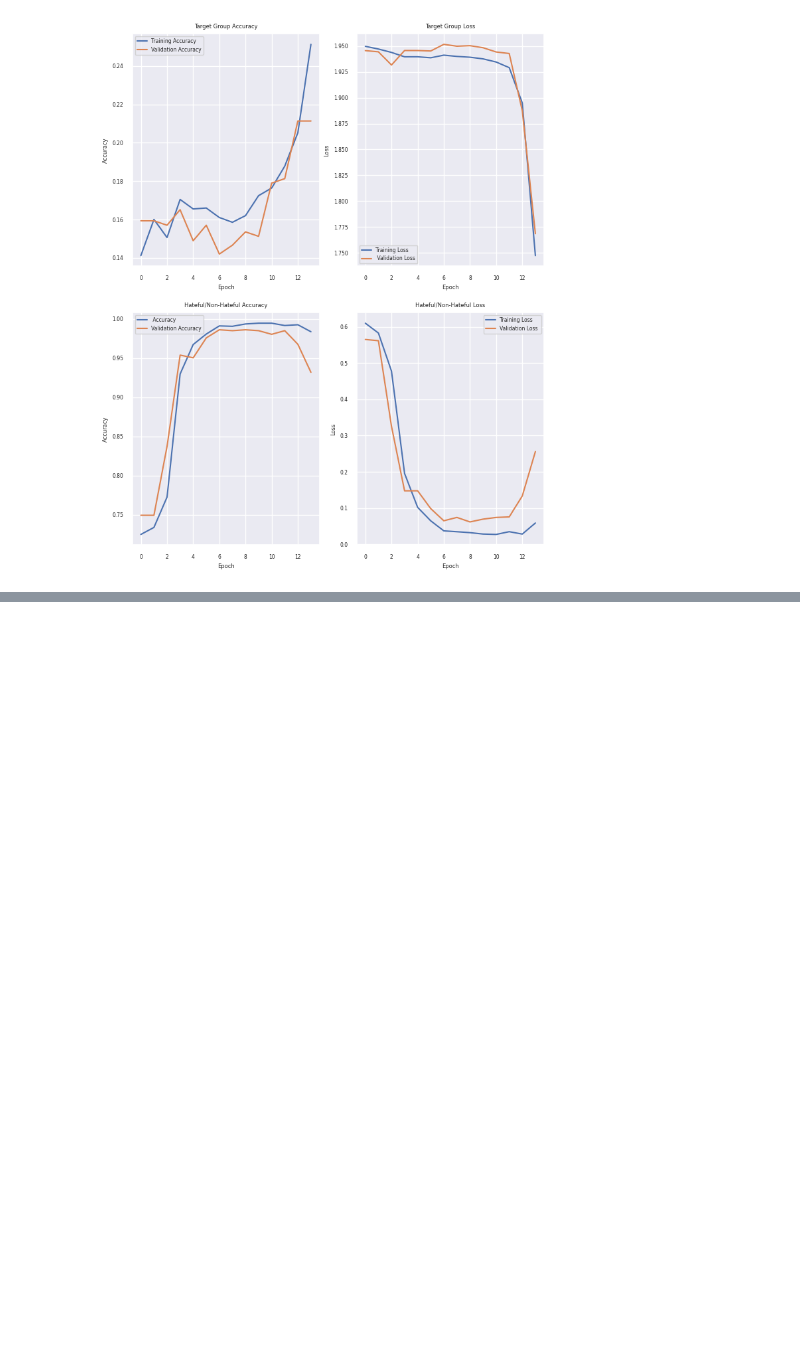
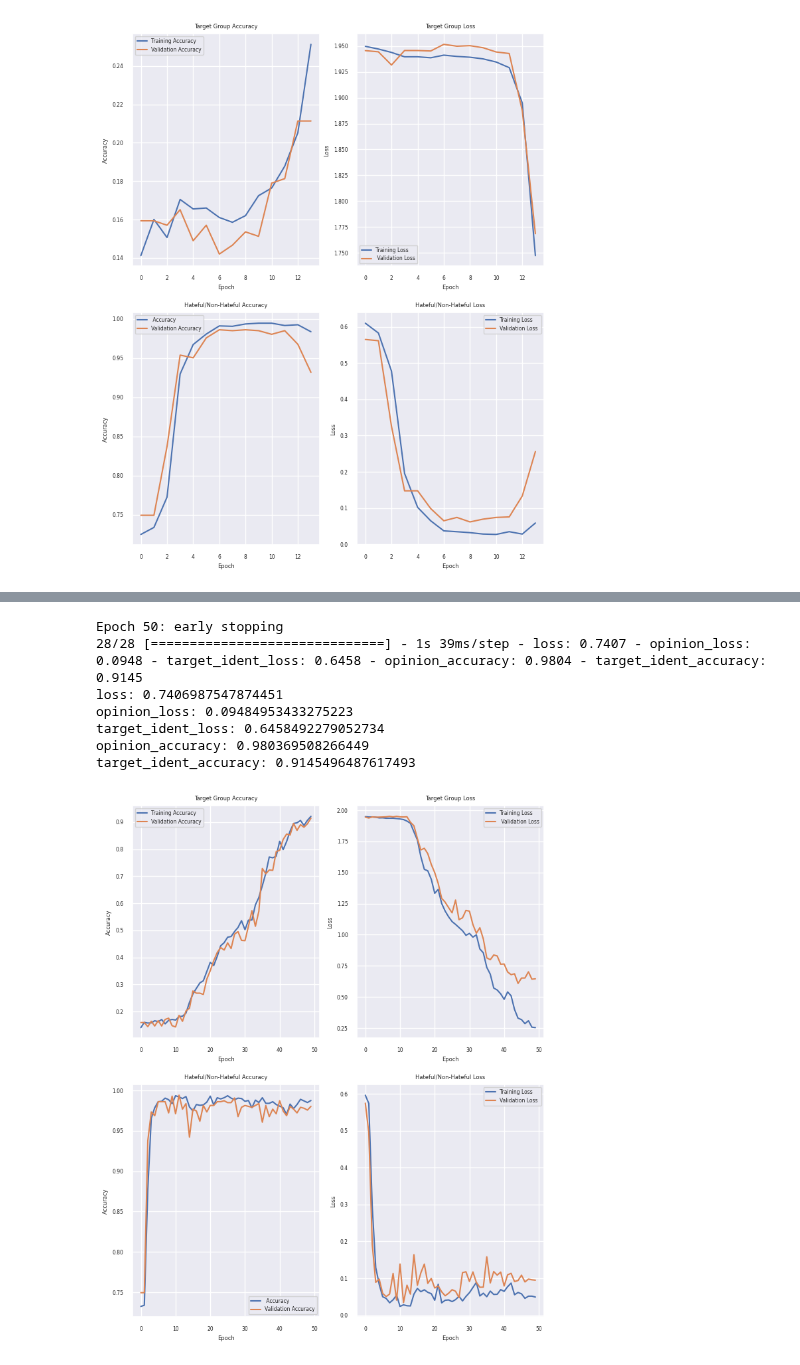
Before and after one commit to SCGlass/deep_learning, a Jupyter notebook: project/project.ipynb, the cells around one changed output, grey strips where cells are left out. Drawn from its saved outputs; the diff is of its cells as text; code cells hidden in the pictures; blank space fills up the shorter version.

```diff
--- a/project/project.ipynb
+++ b/project/project.ipynb
@@ -734,0 +785,11 @@ Target F1 Score = 0.14392873442218787
+# %%
+model = train_model (model_2, 50, X_train, X_val, y_train, y_val)
+# %% [output]
+Epoch 50: early stopping
+28/28 [==============================] - 1s 39ms/step - loss: 0.7407 - opinion_loss: 0.0948 - target_ident_loss: 0.6458 - opinion_accuracy: 0.9804 - target_ident_accuracy: 0.9145
+loss: 0.7406987547874451
+opinion_loss: 0.09484953433275223
+target_ident_loss: 0.6458492279052734
+opinion_accuracy: 0.980369508266449
+target_ident_accuracy: 0.9145496487617493
+[figure, added]
```
Also changed, not shown: parts of 20 cells of this notebook, 8 other files.
